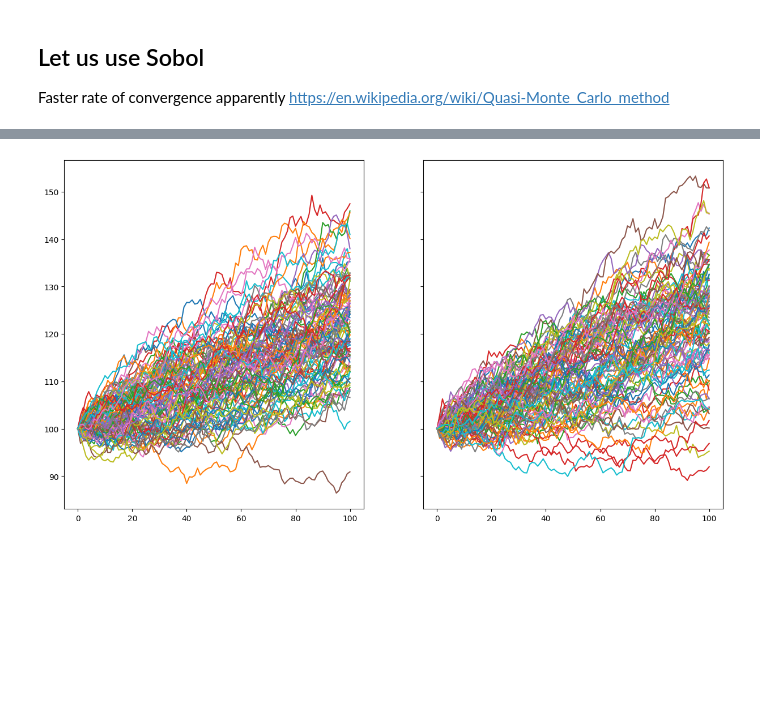
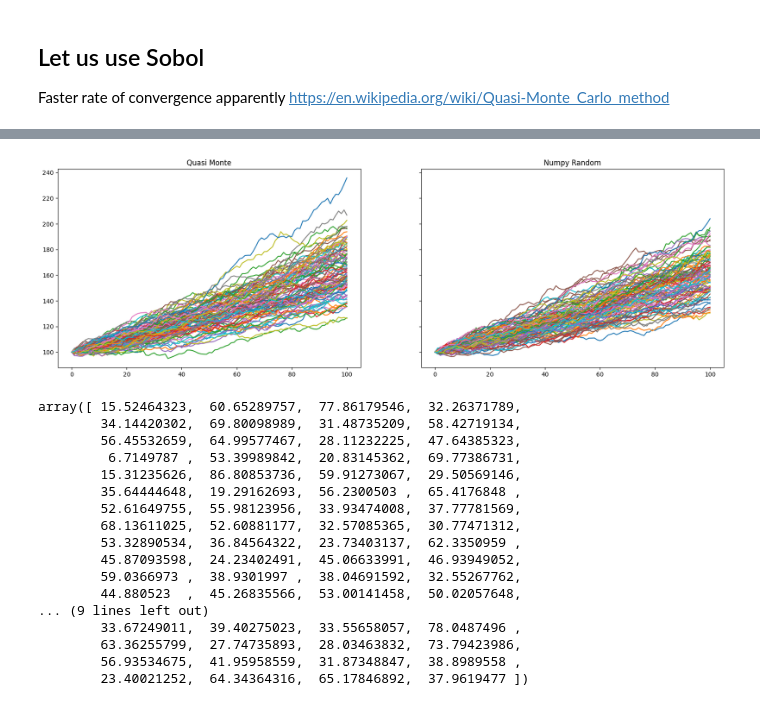
Before and after one commit to kilowiski/moi_experiment, a Jupyter notebook: montecarlo_option.ipynb, the cells around one changed output, grey strips where cells are left out. Drawn from its saved outputs; the diff is of its cells as text; code cells hidden in the pictures; blank space fills up the shorter version.

```diff
--- a/montecarlo_option.ipynb
+++ b/montecarlo_option.ipynb
@@ -36,10 +36,11 @@ $$
 
 Later to find $S_t$ just do a exponential!
 # %%
-sigma = 0.1 # vol underlying
-r = 0.5 # rfr
-q = 0.3 # dividend
-S0 = 100 # init price underlying
-T = 1.0 # time in years
-N = 100 # timesteps for dt
-M = 100 # how many paths?
+sigma = 0.1  # vol underlying
+r = 0.5  # rfr
+q = 0  # dividend
+S0 = 100  # init price underlying
+T = 1.0  # time in years
+N = 100  # timesteps for dt
+M = 100  # how many paths?
+K = 120
@@ -74,8 +63,0 @@ result_np_random = generateGBMStock(S0, sigma, r, q, Z)
-# %%
-plt.figure(figsize = (10,8))
-for i in range(len(result_np_random)):
-    plt.plot(result_np_random[i])
-plt.xlabel('Numbers of steps')
-plt.ylabel('Stock price')
-plt.title('Monte Carlo Simulation for Stock Price')
-plt.show()
@@ -91,11 +71,3 @@ sobol = qmc.Sobol(d=N, scramble=True).random(M)
 Z_from_sobol = norm.ppf(sobol)
 # %%
 result_np_qmc = generateGBMStock(S0, sigma, r, q, Z_from_sobol)
-# %%
-plt.figure(figsize = (10,8))
-for i in range(len(result_np_qmc)):
-    plt.plot(result_np_qmc[i])
-plt.xlabel('Numbers of steps')
-plt.ylabel('Stock price')
-plt.title('Monte Carlo Simulation for Stock Price')
-plt.show()
@@ -104,8 +74,10 @@ plt.show()
 # %%
-f, (ax1, ax2) = plt.subplots(1, 2, sharey=True, figsize=(15,8))
+f, (ax1, ax2) = plt.subplots(1, 2, sharey=True, figsize=(20, 6))
 for i in range(len(result_np_qmc)):
+    ax1.set_title("Quasi Monte")
     ax1.plot(result_np_qmc[i])
 for i in range(len(result_np_random)):
+    ax2.set_title("Numpy Random")
     ax2.plot(result_np_random[i])
 # %% [output]
-[figure, old version]
+[figure, new version]
@@ -111,0 +89,20 @@ for i in range(len(result_np_random)):
+# %%
+qmc_call_payoff
+# %% [output]
+array([ 15.52464323,  60.65289757,  77.86179546,  32.26371789,
+        34.14420302,  69.80098989,  31.48735209,  58.42719134,
+        56.45532659,  64.99577467,  28.11232225,  47.64385323,
+         6.7149787 ,  53.39989842,  20.83145362,  69.77386731,
+        15.31235626,  86.80853736,  59.91273067,  29.50569146,
+        35.64444648,  19.29162693,  56.2300503 ,  65.4176848 ,
+        52.61649755,  55.98123956,  33.93474008,  37.77781569,
+        68.13611025,  52.60881177,  32.57085365,  30.77471312,
+        53.32890534,  36.84564322,  23.73403137,  62.3350959 ,
+        45.87093598,  24.23402491,  45.06633991,  46.93949052,
+        59.0366973 ,  38.9301997 ,  38.04691592,  32.55267762,
+        44.880523  ,  45.26835566,  53.00141458,  50.02057648,
+... (9 lines left out)
+        33.67249011,  39.40275023,  33.55658057,  78.0487496 ,
+        63.36255799,  27.74735893,  28.03463832,  73.79423986,
+        56.93534675,  41.95958559,  31.87348847,  38.8989558 ,
+        23.40021252,  64.34364316,  65.17846892,  37.9619477 ])
```
Also changed, not shown: parts of 13 cells of this notebook.
